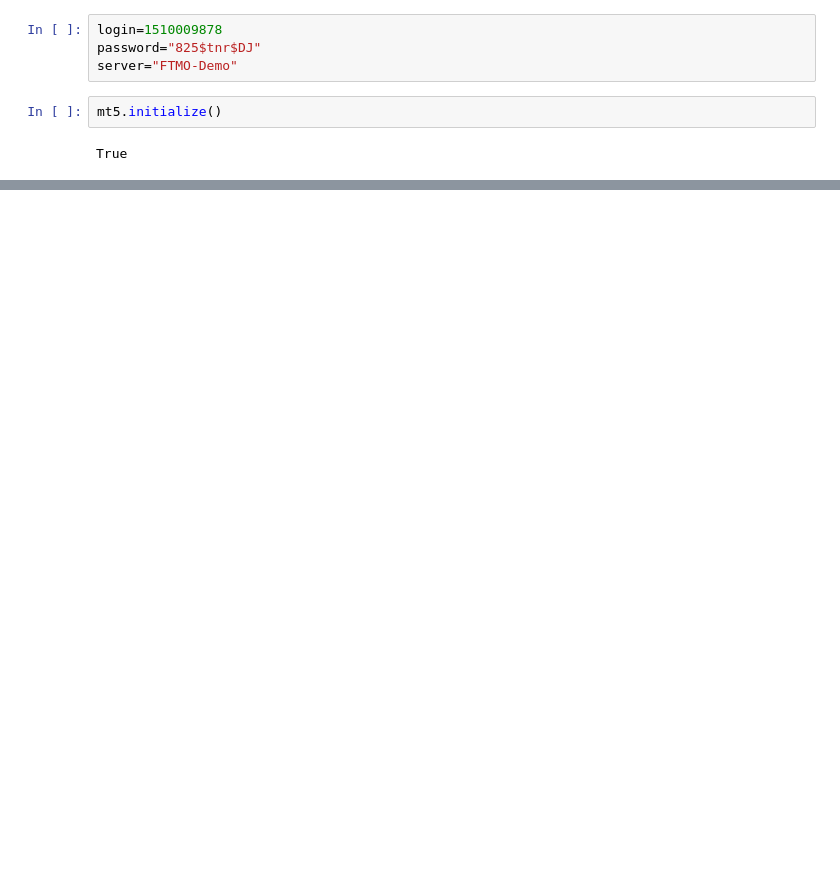
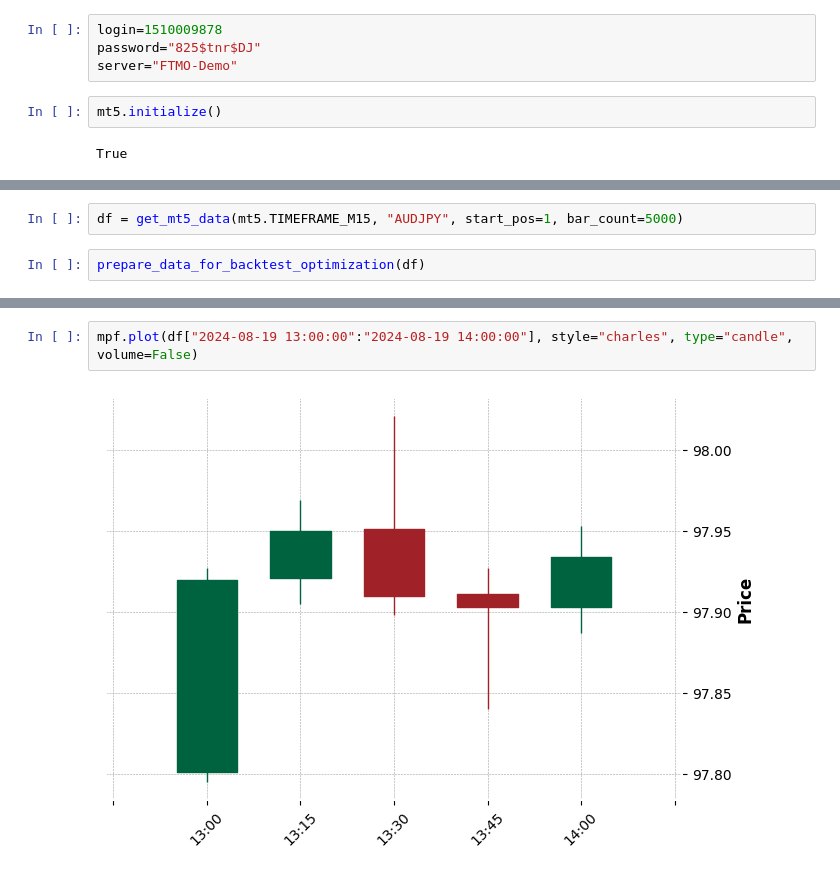
Before and after one commit to NichitaCP/auto-trader, a Jupyter notebook: scipy_vs_plot.ipynb, the cells around one changed output, grey strips where cells are left out. Drawn from its saved outputs; the diff is of its cells as text; blank space fills up the shorter version.

```diff
--- a/scipy_vs_plot.ipynb
+++ b/scipy_vs_plot.ipynb
@@ -35,0 +25,4 @@ mpf.plot(data[-15:], type='candle', style='charles', volume=False)
+# %%
+df = get_mt5_data(mt5.TIMEFRAME_M15, "AUDJPY", start_pos=1, bar_count=5000)
+# %%
+prepare_data_for_backtest_optimization(df)
@@ -35,0 +81,4 @@ mpf.plot(data[-15:], type='candle', style='charles', volume=False)
+# %%
+mpf.plot(df["2024-08-19 13:00:00":"2024-08-19 14:00:00"], style="charles", type="candle", volume=False)
+# %% [output]
+[figure, added]
```
Also changed, not shown: parts of 8 cells of this notebook, 9 other files.
